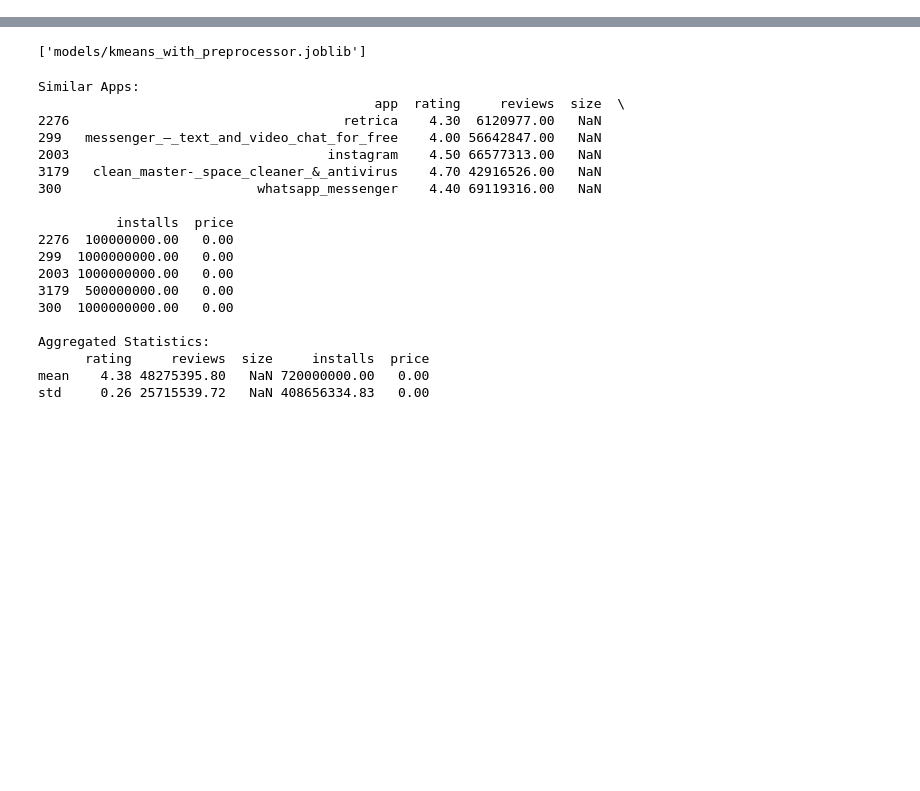
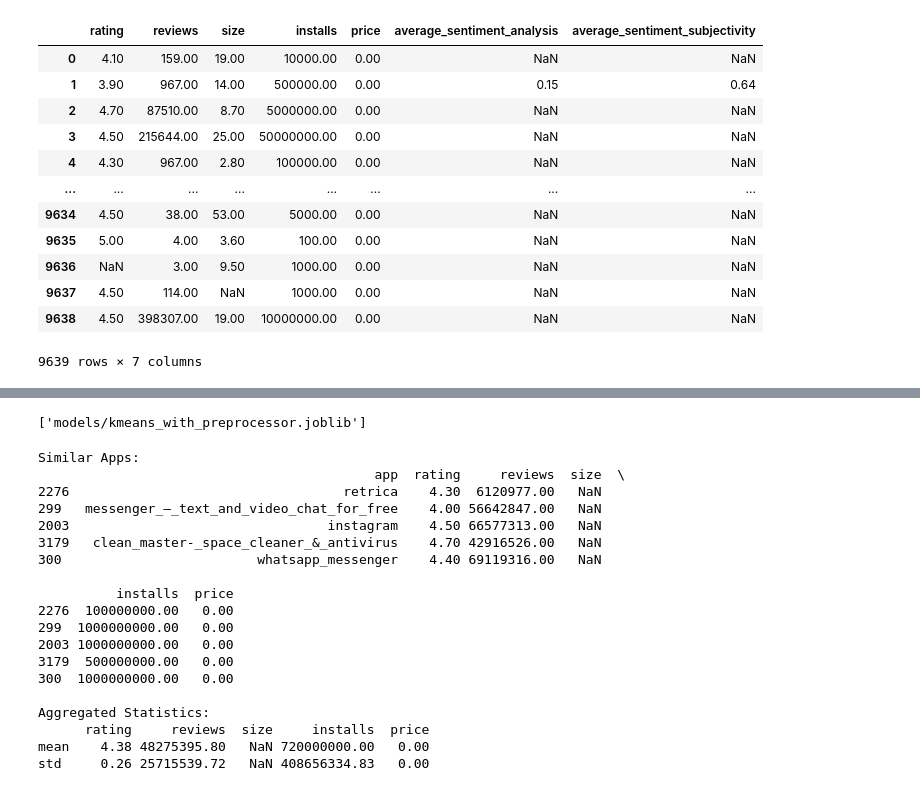
Before and after one commit to aliosayle/playstore_data_hackathon, a Jupyter notebook: clustering_model_train.ipynb, the cells around one changed output, grey strips where cells are left out. Cells and saved outputs as stored; diff of their text form; code cells hidden in the pictures; blank space fills up the shorter version.

```diff
--- a/clustering_model_train.ipynb
+++ b/clustering_model_train.ipynb
@@ -67,3 +67,19 @@ fig.show()
 
 # Optionally save the plot to an HTML file
 fig.write_html('interactive_clusters.html')
+# %%
+X
+# %% [output]
+|  | rating | reviews | size | installs | price | average_sentiment_analysis | average_sentiment_subjectivity |
+| 0 | 4.10 | 159.00 | 19.00 | 10000.00 | 0.00 | NaN | NaN |
+| 1 | 3.90 | 967.00 | 14.00 | 500000.00 | 0.00 | 0.15 | 0.64 |
+| 2 | 4.70 | 87510.00 | 8.70 | 5000000.00 | 0.00 | NaN | NaN |
+| 3 | 4.50 | 215644.00 | 25.00 | 50000000.00 | 0.00 | NaN | NaN |
+| 4 | 4.30 | 967.00 | 2.80 | 100000.00 | 0.00 | NaN | NaN |
+| ... | ... | ... | ... | ... | ... | ... | ... |
+| 9634 | 4.50 | 38.00 | 53.00 | 5000.00 | 0.00 | NaN | NaN |
+| 9635 | 5.00 | 4.00 | 3.60 | 100.00 | 0.00 | NaN | NaN |
+| 9636 | NaN | 3.00 | 9.50 | 1000.00 | 0.00 | NaN | NaN |
+| 9637 | 4.50 | 114.00 | NaN | 1000.00 | 0.00 | NaN | NaN |
+| 9638 | 4.50 | 398307.00 | 19.00 | 10000000.00 | 0.00 | NaN | NaN |
+9639 rows × 7 columns
```
Also changed, not shown: parts of 3 cells of this notebook, 1 other file.
